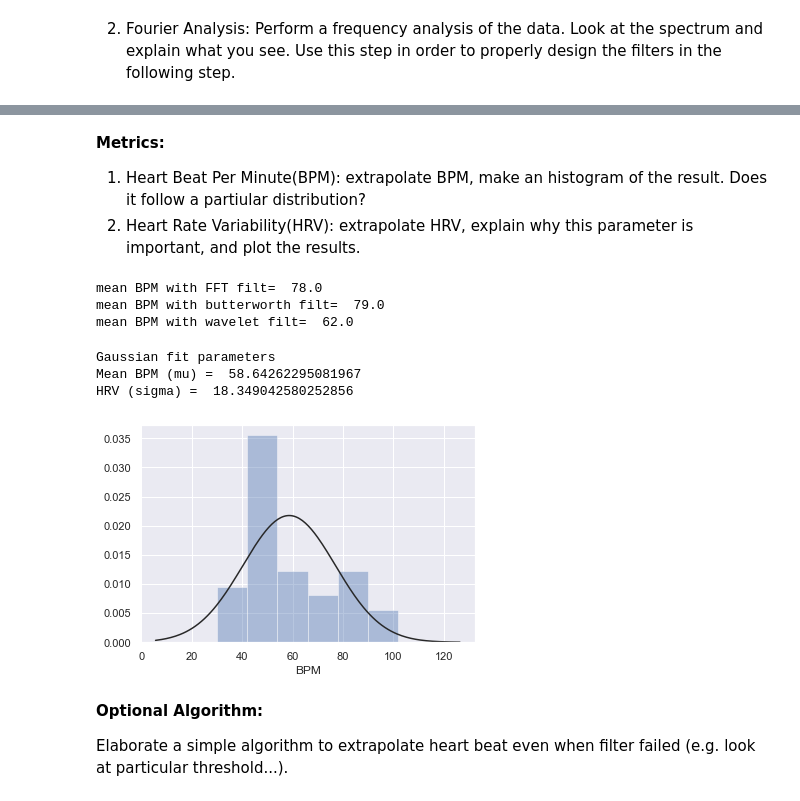
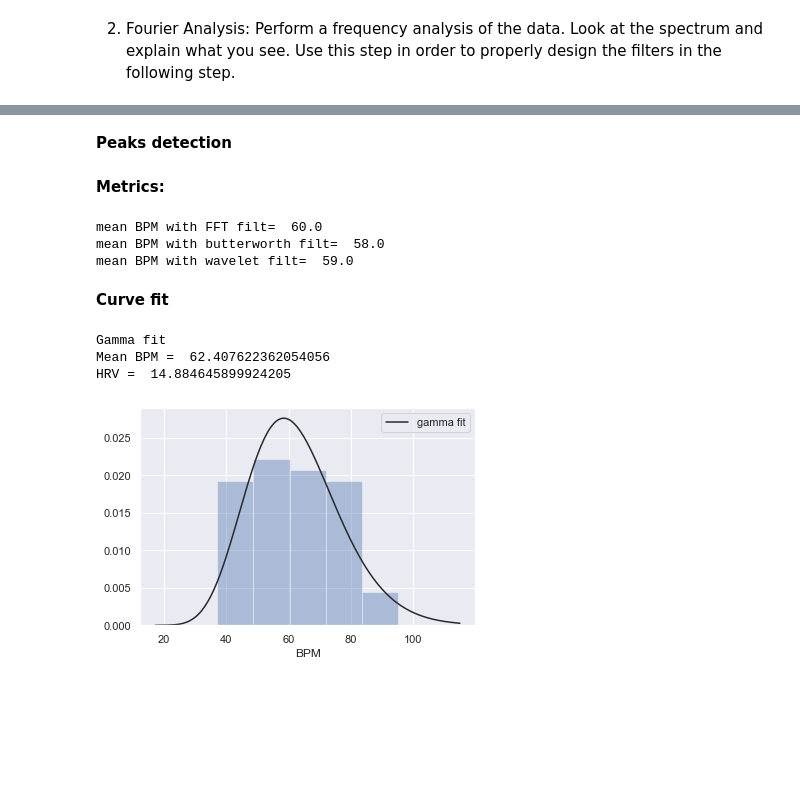
Before and after one commit to CrostaBot/HeartRateEstimation, a Jupyter notebook: BCG.ipynb, the cells around one changed output, grey strips where cells are left out. Cells and saved outputs as stored; diff of their text form; code cells hidden in the pictures; blank space fills up the shorter version.

```diff
--- a/BCG.ipynb
+++ b/BCG.ipynb
@@ -480,0 +497,11 @@ def wavelet(x):
+# %%
+selected = (PCA_acc[0]-np.mean(PCA_acc[0]))
+fs = freq
+lf = 40/60 #low band limit 40 bmp to Hz
+hf = 100/60  #high band limit 100 bmp to Hz
+wavelet = "sym5"
+levels = 4
+
+sig_filt_fft = fftfilt(selected,lf,hf,fs)
+sig_filt_butter = butterfilt(selected,lf,hf,fs)
+rec_a,rec_d,ca,cd = wave_dec(selected, wavelet,levels)
@@ -480,0 +512,7 @@ def wavelet(x):
+# %%
+threshold = 10
+
+coeffs = []
+coeffs.append(pywt.threshold(ca[-1],np.sqrt(threshold*np.log2(ca[-1].size))))
+[coeffs.append(pywt.threshold(cdx,np.sqrt(threshold*np.log2(cdx.size)))) for cdx in reversed(cd)]
+wavelet_filt = pywt.waverec(coeffs, wavelet)
@@ -521,34 +543,33 @@ plt.show()
-# %% [markdown]
-**Metrics:**
-
-1. Heart Beat Per Minute(BPM): extrapolate BPM, make an histogram of the result. Does it follow a partiular distribution?
-2. Heart Rate Variability(HRV): extrapolate HRV, explain why this parameter is important, and plot the results.
+# %% [markdown]
+**Peaks detection**
 # %%
-#cerco i picchi (battiti)
 peaks_fft,_ = find_peaks(sig_filt_fft, height=0.2, threshold=None, distance=fs/hf, prominence=0.4, width=None, wlen=None, rel_height=0.5, plateau_size=None)
 peaks_butt,_ = find_peaks(sig_filt_butter, height=0.2, threshold=None, distance=fs/hf, prominence=0.4, width=None, wlen=None, rel_height=0.5, plateau_size=None)
-peaks_wave,_ = find_peaks(sig_filt_wavelet, height=0.2, threshold=None, distance=fs/hf, prominence=0.4, width=None, wlen=None, rel_height=0.5, plateau_size=None)
-print("mean BPM with FFT filt= ",len(peaks_fft)*60/(len(sig_filt_fft)/fs))
-print("mean BPM with butterworth filt= ",len(peaks_butt)*60/(len(sig_filt_butter)/fs))
-print("mean BPM with wavelet filt= ",len(peaks_wave)*60/(len(sig_filt_wavelet)/fs))
+#peaks_wave,_ = find_peaks(sig_filt_wavelet, height=0.2, threshold=None, distance=fs/hf, prominence=0.4, width=None, wlen=None, rel_height=0.5, plateau_size=None)
+peaks_wavelet,_ = find_peaks(np.abs(wavelet_filt), height=10, threshold=None, distance=fs/hf, prominence=0.4, width=None, wlen=None, rel_height=0.5, plateau_size=None)
-# %% [output]
-mean BPM with FFT filt=  78.0
-mean BPM with butterworth filt=  79.0
-mean BPM with wavelet filt=  62.0
+# %% [markdown]
+**Metrics:**
+# %%
+print("mean BPM with FFT filt= ",len(peaks_fft)*60/(len(sig_filt_fft)/fs))
+print("mean BPM with butterworth filt= ",len(peaks_butt)*60/(len(sig_filt_butter)/fs))
+print("mean BPM with wavelet filt= ",len(peaks_wavelet)*60/(len(wavelet_filt)/fs))
+# %% [output]
+mean BPM with FFT filt=  60.0
+mean BPM with butterworth filt=  58.0
+mean BPM with wavelet filt=  59.0
+# %% [markdown]
+**Curve fit**
 # %%
-beat_indexes = peaks_wave
-bpms = 60/freq*np.diff(beat_indexes)
-sns.distplot(bpms,kde=False,axlabel= 'BPM',fit=stats.norm);
-(mu, sigma) = stats.norm.fit(bpms)
-print("Gaussian fit parameters")
-print("Mean BPM (mu) = ",mu)
-print("HRV (sigma) = ",sigma)
+beat_indexes = peaks_wavelet
+bpms = 60/(np.diff(beat_indexes)/fs)
+fig = sns.distplot(bpms,kde=False,axlabel= 'BPM',fit=stats.gamma, fit_kws={"label":"gamma fit"});
+fig.legend()
+param = stats.gamma.fit(bpms)
+print("Gamma fit")
+print("Mean BPM = ",stats.gamma.mean(param[0],param[1],param[2]))
+print("HRV = ",stats.gamma.std(param[0],param[1],param[2]))
 # %% [output]
-Gaussian fit parameters
-Mean BPM (mu) =  58.64262295081967
-HRV (sigma) =  18.349042580252856
+Gamma fit
+Mean BPM =  62.407622362054056
+HRV =  14.884645899924205
-[figure, old version]
+[figure, new version]
-# %% [markdown]
-**Optional Algorithm:**
-
-Elaborate a simple algorithm to extrapolate heart beat even when filter failed (e.g. look at particular threshold...).
```
Also changed, not shown: parts of 13 cells of this notebook.
